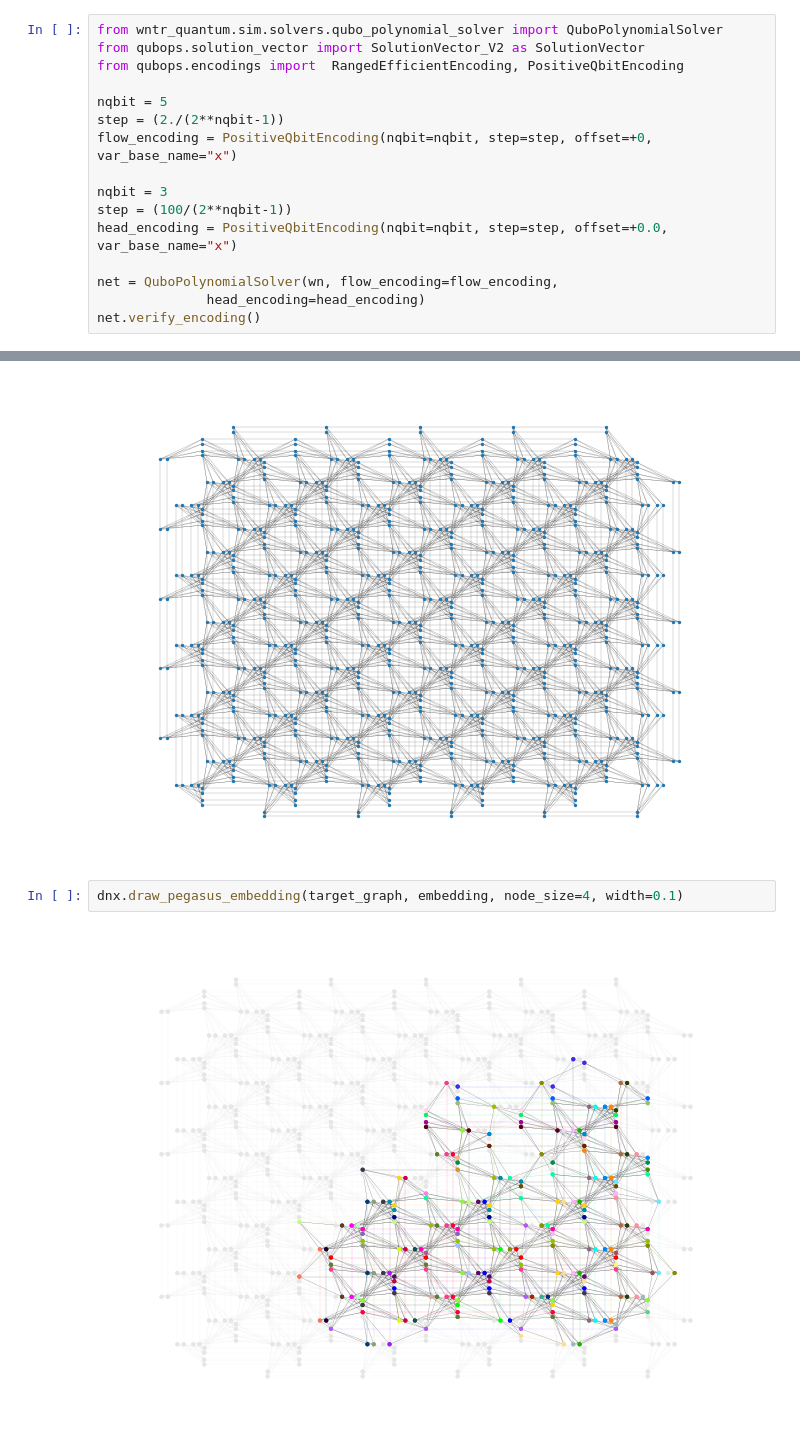
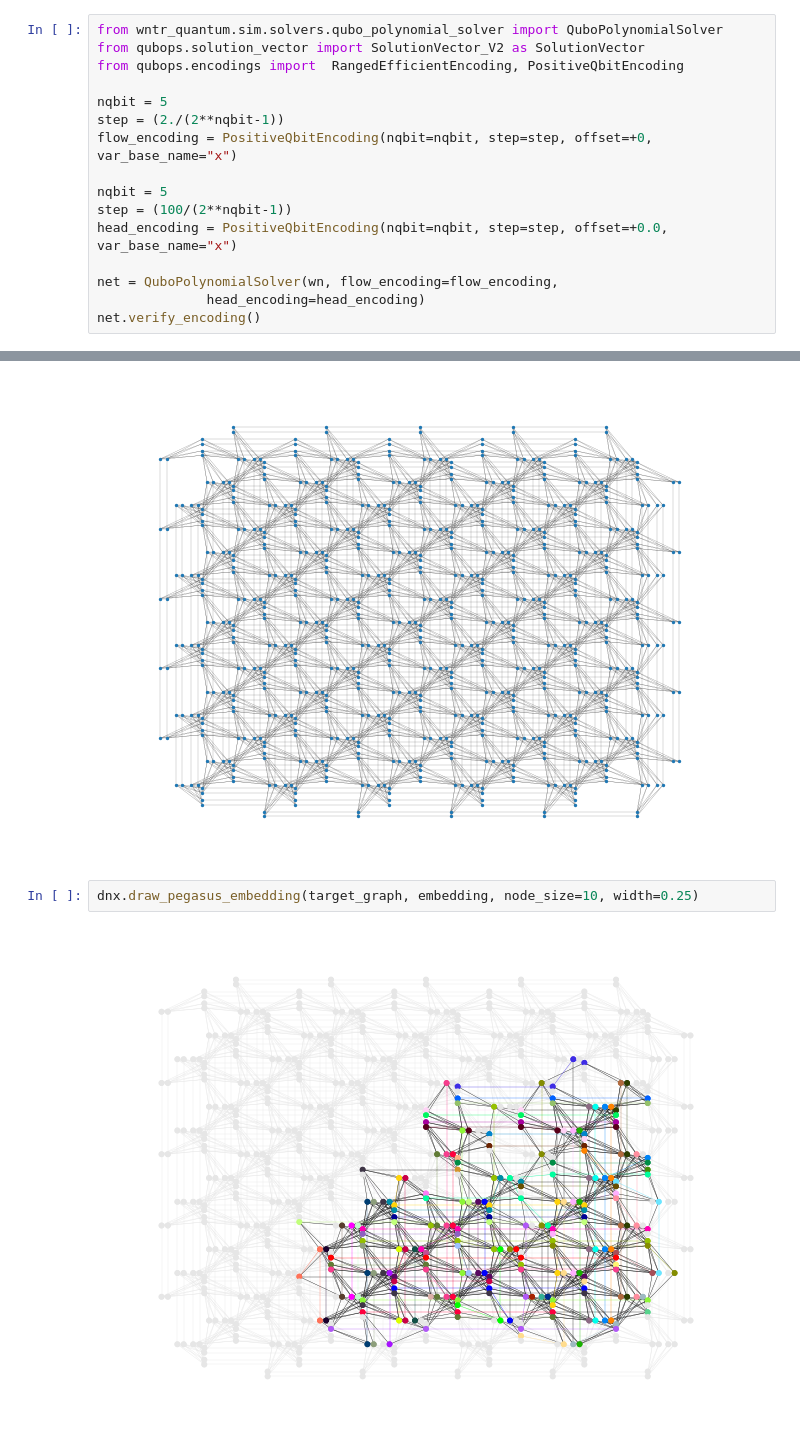
Before and after one commit to QuantumApplicationLab/wntr-quantum, a Jupyter notebook: docs/notebooks/qubo_poly_solver.ipynb, the cells around one changed output, grey strips where cells are left out. Saved outputs shown, nothing was run; the diff lists cells and outputs as text.

```diff
--- a/docs/notebooks/qubo_poly_solver.ipynb
+++ b/docs/notebooks/qubo_poly_solver.ipynb
@@ -62,7 +60,7 @@ nqbit = 5
 step = (2./(2**nqbit-1))
 flow_encoding = PositiveQbitEncoding(nqbit=nqbit, step=step, offset=+0, var_base_name="x")
 
-nqbit = 3
+nqbit = 5
 step = (100/(2**nqbit-1))
 head_encoding = PositiveQbitEncoding(nqbit=nqbit, step=step, offset=+0.0, var_base_name="x")
 
@@ -181,6 +259,6 @@ dnx.draw_pegasus(dnx.pegasus_graph(6),  node_size=2, width=0.1)
 # %% [output]
 [figure]
 # %%
-dnx.draw_pegasus_embedding(target_graph, embedding, node_size=4, width=0.1)
+dnx.draw_pegasus_embedding(target_graph, embedding, node_size=10, width=0.25)
 # %% [output]
-[figure, old version]
+[figure, new version]
```
Also changed, not shown: parts of 11 cells of this notebook, 4 other files.
